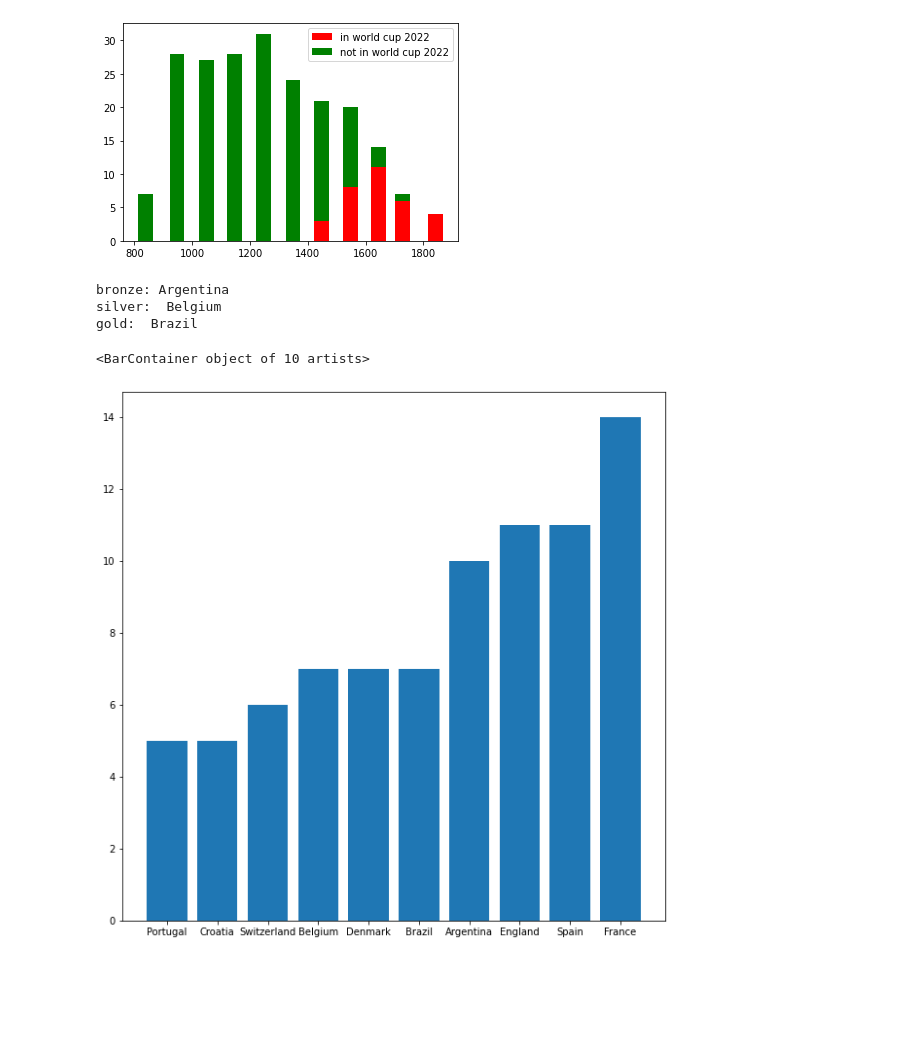
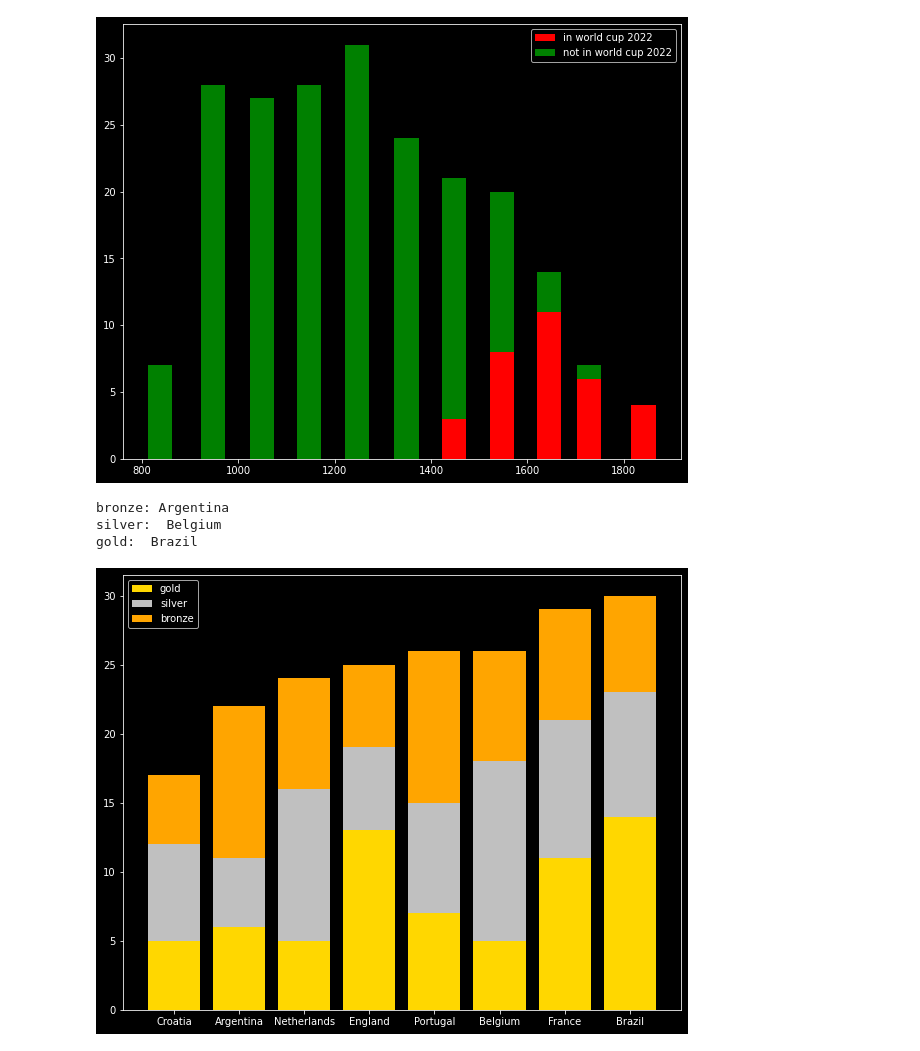
Before and after one commit to Miikkasna/fifa22, a Jupyter notebook: simulation.ipynb, the cells around one changed output. Saved outputs shown, nothing was run; the diff lists cells and outputs as text; code cells hidden in the pictures; blank space fills up the shorter version.

```diff
--- a/simulation.ipynb
+++ b/simulation.ipynb
@@ -25,33 +25,34 @@ con.commit()
 # %%
 # ranking distribution
 import numpy as np
 import matplotlib.pyplot as plt
 from scipy.stats import norm
 
 # get distribution parameters
 cur.execute('SELECT ranking FROM teams22')
 data = np.array(cur.fetchall())[:, 0]
 m, s = data.mean(), data.std()
 
 # get counts of team ranks
 cur.execute('''
     SELECT t1.ranking, sum(CASE WHEN t2.team IS NOT NULL THEN 1 ELSE 0 END),
     sum(CASE WHEN t2.team IS NULL THEN 1 ELSE 0 END)
     FROM rankings t1 LEFT JOIN teams22 t2 ON t2.team=t1.team GROUP BY ROUND(t1.ranking/100)
     ''')
 data = np.array(cur.fetchall()).astype('int')
 ranks = data[:, 0]
 counts1 = data[:, 1]
 counts2 = data[:, 2]
 
 # plot ranking histogram
+plt.style.use('dark_background')
+plt.figure(figsize=(10, 8))
 plt.bar(ranks, counts1, width=50,label='in world cup 2022', color='red')
 plt.bar(ranks, counts2, width=50, bottom=counts1, label='not in world cup 2022', color='green')
-#plt.plot(np.linspace(500, 2500, 100), norm.pdf(np.linspace(500, 2500, 100), m, s)*18000)
 plt.legend()
-plt.show()
+plt.savefig('teamhistogram.png')
 # %% [output]
-[figure, old version]
+[figure, new version]
 # %%
 # deterministic tournament simulation - no uncertainty
 from itertools import combinations
@@ -168,9 +169,9 @@ import random
 
 cur.execute('SELECT DISTINCT team FROM teams22')
 teams = cur.fetchall()
-team_wins = {}
+medals = {}
 for team in teams:
-    team_wins[team[0]] = 0
+    medals[team[0]] = {'gold':0, 'silver':0, 'bronze':0}
 n = 100
 for i in range(n):
     # get rankings
@@ -265,6 +266,7 @@ for i in range(n):
         winner = pair[1]
         loser = pair[0]
     #print('bronze:', winner)
+    medals[winner]['bronze'] += 1
 
     # set final
     pair = (sf_winners[0], sf_winners[1])
@@ -279,13 +281,32 @@ for i in range(n):
 
     #print('silver: ', loser)
     #print('gold: ', winner)
-    team_wins[winner] += 1
+    medals[loser]['silver'] += 1
+    medals[winner]['gold'] += 1
 
-idx = np.argsort(list(team_wins.values()))
-teams = np.array(list(team_wins.keys()))[idx][-10:]
-wins = np.array(list(team_wins.values()))[idx][-10:]
-plt.figure(figsize=(10, 10))
-plt.bar(teams, wins)
+# plot medals
+teams = list(medals.keys())
+total_medals = []
+for team in teams:
+    total_medals.append(medals[team]['gold'] + medals[team]['silver'] + medals[team]['bronze'])
+idx = np.argsort(total_medals)
+top10_teams = np.array(teams)[idx][-8:]
+
+bronze = []
+silver = []
+gold = []
+for team in top10_teams:
+    bronze.append(medals[team]['bronze'])
+    silver.append(medals[team]['silver'])
+    gold.append(medals[team]['gold'])
+
+
+plt.style.use('dark_background')
+plt.figure(figsize=(10, 8))
+plt.bar(top10_teams, gold,label='gold', color='gold')
+plt.bar(top10_teams, silver, bottom=gold, label='silver', color='silver')
+plt.bar(top10_teams, bronze, bottom=np.array(gold)+np.array(silver), label='bronze', color='orange')
+plt.legend()
+plt.savefig('medals.png')
 # %% [output]
-<BarContainer object of 10 artists>
-[figure, old version]
+[figure, new version]
```
Also changed, not shown: 2 other files.
